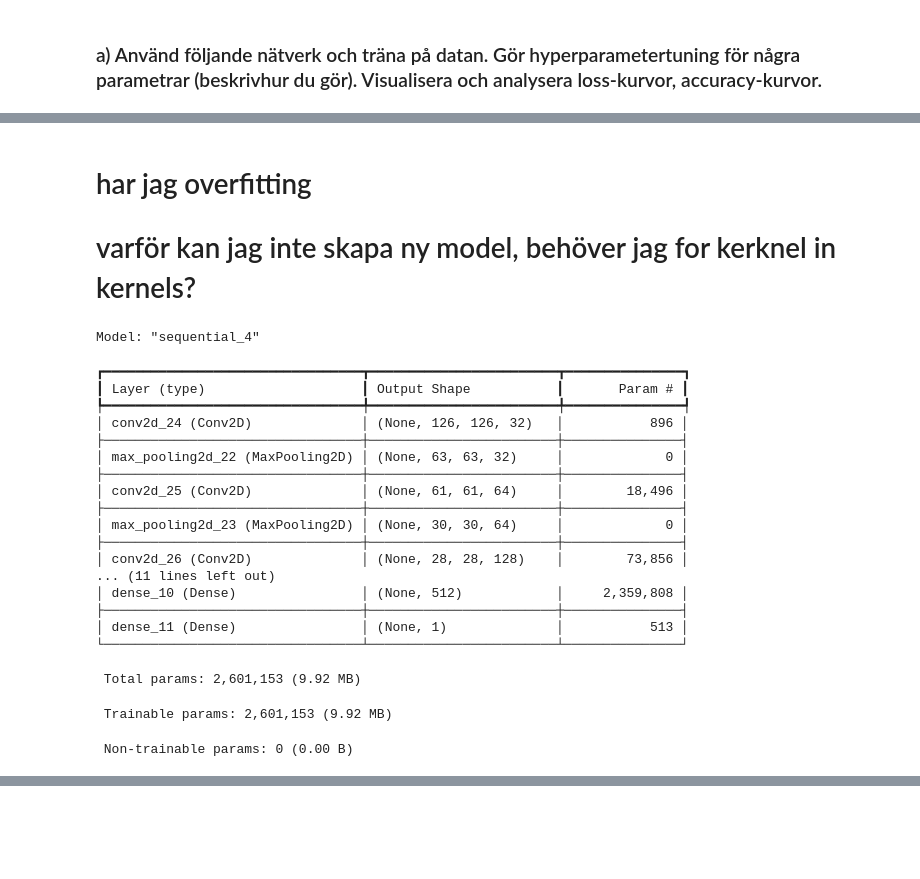
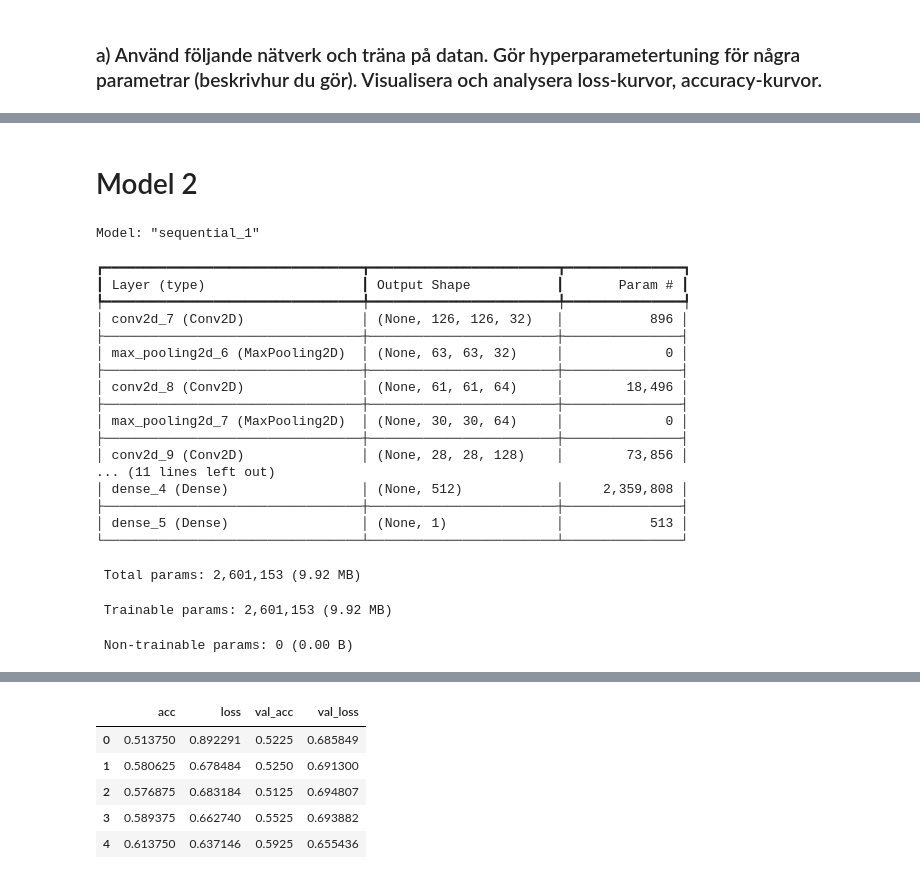
Before and after one commit to Zandri2k/Python-AI-Sandra-OPA23, a Jupyter notebook: Lab_2/Lab_2.ipynb, the cells around one changed output, grey strips where cells are left out. Saved outputs shown, nothing was run; the diff lists cells and outputs as text; code cells hidden in the pictures; blank space fills up the shorter version.

```diff
--- a/Lab_2/Lab_2.ipynb
+++ b/Lab_2/Lab_2.ipynb
@@ -506,33 +506,32 @@ plot_metrics(metrics)
-# %% [markdown]
-# har jag overfitting
-# varför kan jag inte skapa ny model, behöver jag for kerknel in kernels?
+# %% [markdown]
+# Model 2
 # %%
 model2 = cnn_model()
 history2 = model2.fit(X_train_resized, y_train, epochs=20, validation_data=(X_val_resized, y_val))
 val_loss2, val_acc2 = model2.evaluate(X_val_resized, y_val)
 
-metrics = pd.DataFrame(model2.history2.history)
+metrics = pd.DataFrame(history2.history)
 metrics.rename(columns={'accuracy': 'acc', 'val_accuracy': 'val_acc'}, inplace=True)
 
 metrics.head()
 # %% [output]
-Model: "sequential_4"
+Model: "sequential_1"
 ┏━━━━━━━━━━━━━━━━━━━━━━━━━━━━━━━━━┳━━━━━━━━━━━━━━━━━━━━━━━━┳━━━━━━━━━━━━━━━┓
 ┃ Layer (type)                    ┃ Output Shape           ┃       Param # ┃
 ┡━━━━━━━━━━━━━━━━━━━━━━━━━━━━━━━━━╇━━━━━━━━━━━━━━━━━━━━━━━━╇━━━━━━━━━━━━━━━┩
-│ conv2d_24 (Conv2D)              │ (None, 126, 126, 32)   │           896 │
+│ conv2d_7 (Conv2D)               │ (None, 126, 126, 32)   │           896 │
 ├─────────────────────────────────┼────────────────────────┼───────────────┤
-│ max_pooling2d_22 (MaxPooling2D) │ (None, 63, 63, 32)     │             0 │
+│ max_pooling2d_6 (MaxPooling2D)  │ (None, 63, 63, 32)     │             0 │
 ├─────────────────────────────────┼────────────────────────┼───────────────┤
-│ conv2d_25 (Conv2D)              │ (None, 61, 61, 64)     │        18,496 │
+│ conv2d_8 (Conv2D)               │ (None, 61, 61, 64)     │        18,496 │
 ├─────────────────────────────────┼────────────────────────┼───────────────┤
-│ max_pooling2d_23 (MaxPooling2D) │ (None, 30, 30, 64)     │             0 │
+│ max_pooling2d_7 (MaxPooling2D)  │ (None, 30, 30, 64)     │             0 │
 ├─────────────────────────────────┼────────────────────────┼───────────────┤
-│ conv2d_26 (Conv2D)              │ (None, 28, 28, 128)    │        73,856 │
+│ conv2d_9 (Conv2D)               │ (None, 28, 28, 128)    │        73,856 │
 ... (11 lines left out)
-│ dense_10 (Dense)                │ (None, 512)            │     2,359,808 │
+│ dense_4 (Dense)                 │ (None, 512)            │     2,359,808 │
 ├─────────────────────────────────┼────────────────────────┼───────────────┤
-│ dense_11 (Dense)                │ (None, 1)              │           513 │
+│ dense_5 (Dense)                 │ (None, 1)              │           513 │
 └─────────────────────────────────┴────────────────────────┴───────────────┘
  Total params: 2,601,153 (9.92 MB)
  Trainable params: 2,601,153 (9.92 MB)
@@ -557,3 +556,9 @@ Epoch 16/20
+|  | acc | loss | val_acc | val_loss |
+| 0 | 0.513750 | 0.892291 | 0.5225 | 0.685849 |
+| 1 | 0.580625 | 0.678484 | 0.5250 | 0.691300 |
+| 2 | 0.576875 | 0.683184 | 0.5125 | 0.694807 |
+| 3 | 0.589375 | 0.662740 | 0.5525 | 0.693882 |
+| 4 | 0.613750 | 0.637146 | 0.5925 | 0.655436 |
 # %%
 def plot_metrics(metrics):
     _, ax = plt.subplots(1,2, figsize = (12,4))
```
Also changed, not shown: parts of 9 cells of this notebook.
